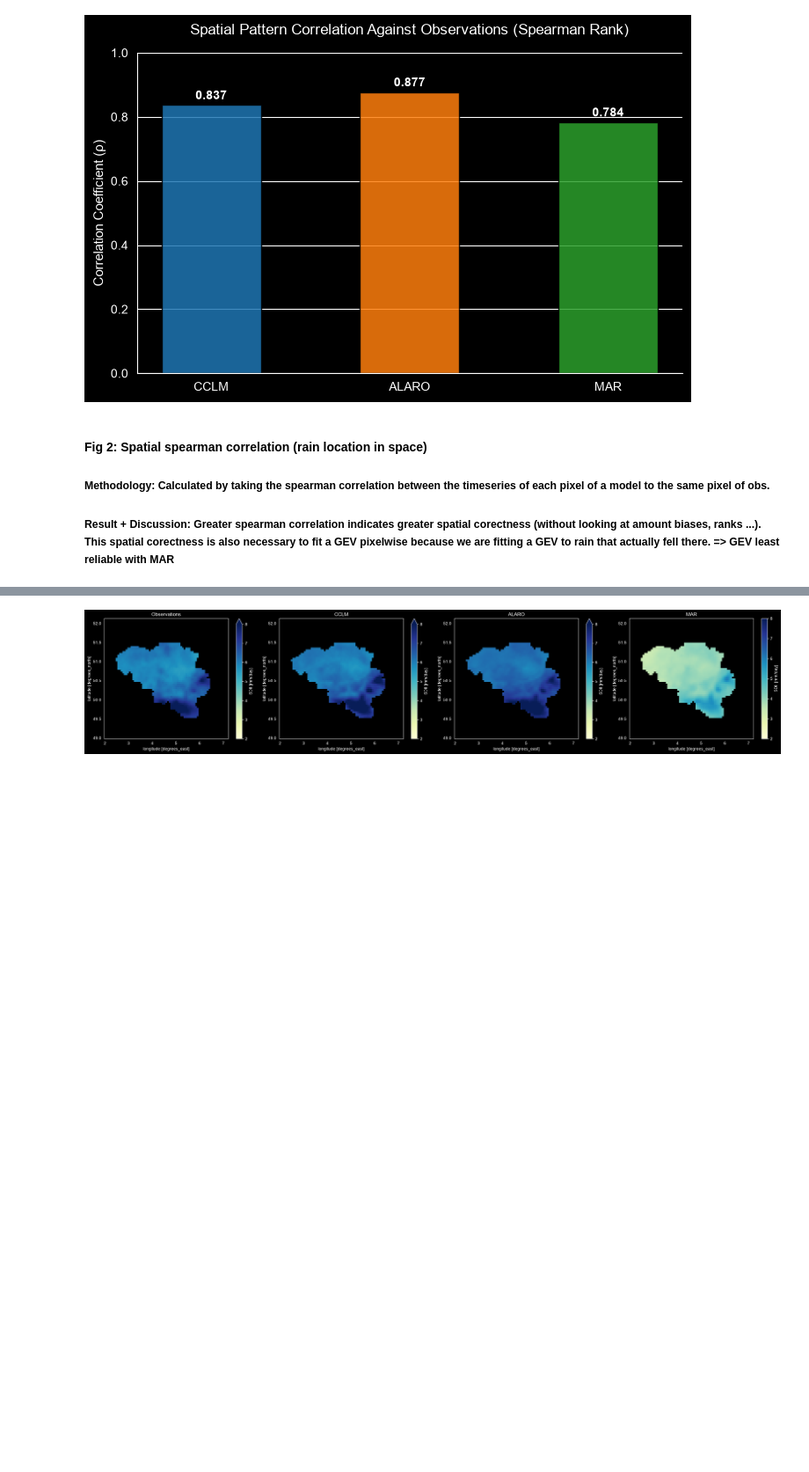
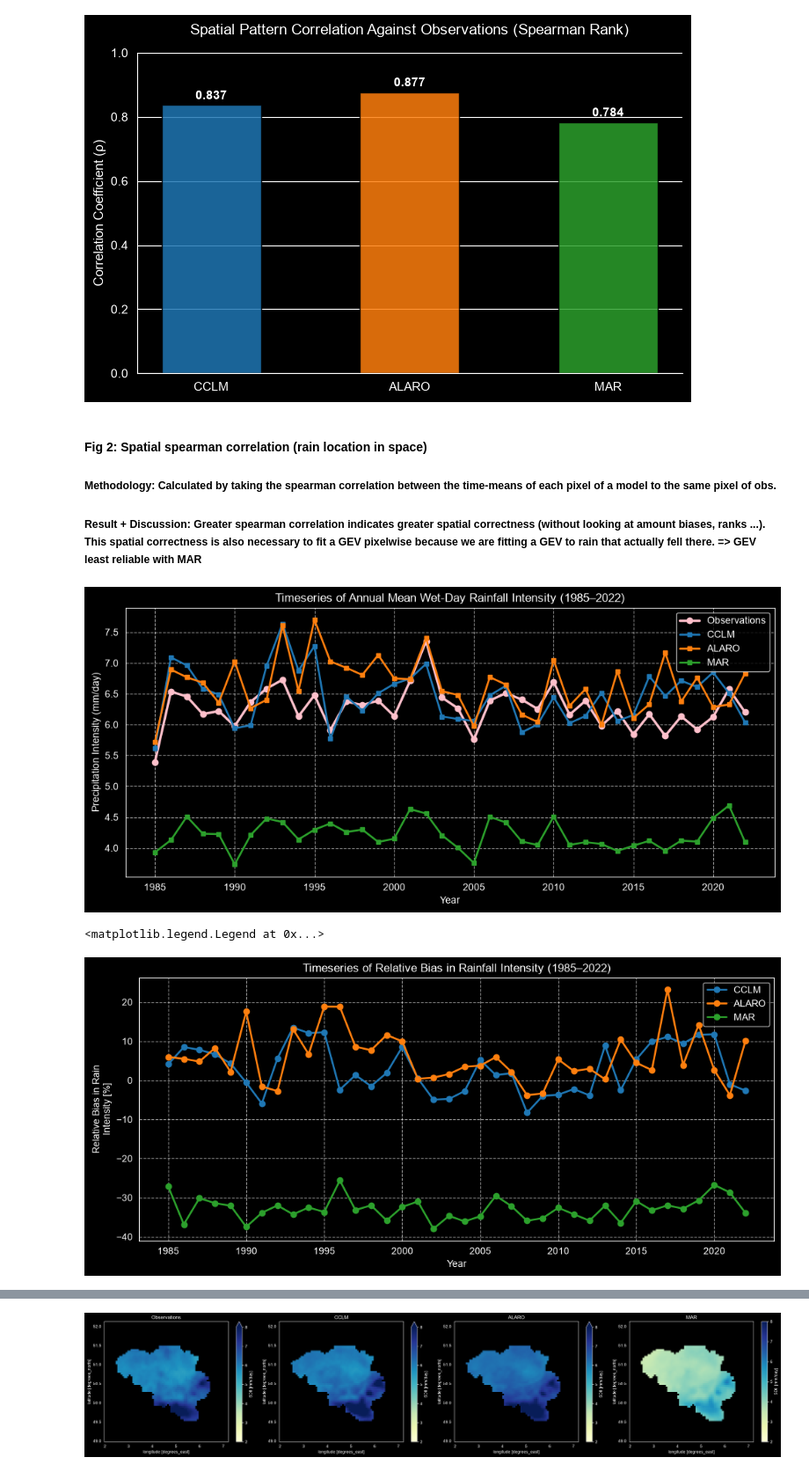
Before and after one commit to msleypen/RMI, a Jupyter notebook: main.ipynb, the cells around one changed output, grey strips where cells are left out. Shown at 88% size. Cells and saved outputs as stored; diff of their text form; code cells hidden in the pictures; blank space fills up the shorter version.

```diff
--- a/main.ipynb
+++ b/main.ipynb
@@ -241,6 +241,70 @@ plt.tight_layout()
 # %% [markdown]
 #### Fig 2: Spatial spearman correlation (rain location in space)
 
-##### Methodology: Calculated by taking the spearman correlation between the timeseries of each pixel of a model to the same pixel of obs.
+##### Methodology: Calculated by taking the spearman correlation between the time-means of each pixel of a model to the same pixel of obs.
 
-##### Result + Discussion: Greater spearman correlation indicates greater spatial corectness (without looking at amount biases, ranks ...). This spatial corectness is also necessary to fit a GEV pixelwise because we are fitting a GEV to rain that actually fell there. => GEV least reliable with MAR
+##### Result + Discussion: Greater spearman correlation indicates greater spatial correctness (without looking at amount biases, ranks ...). This spatial correctness is also necessary to fit a GEV pixelwise because we are fitting a GEV to rain that actually fell there. => GEV least reliable with MAR
+# %%
+# ==============================================================================
+# --- PRE-CALCULATE ANNUAL RAIN INTENSITY (SDII) IN TIME ---
+# ==============================================================================
+# Calculate annual mean intensity for days where precipitation >= 1.0 mm/day
+sdii_time_obs = ds_observations.pr.where(ds_observations.pr >= 1.0).resample(time='YE').mean(dim=['time', 'lat', 'lon'])  # sum P_wet days / number_wet days
+
+sdii_time_models = {}
+for name, ds in models.items():
+    sdii_time_models[name] = ds.pr.where(ds.pr >= 1.0).resample(time='YE').mean(dim=['time', 'lat', 'lon'])  # sum P_wet days / number_wet days
+
+# Consistent color palette matching your notebook
+colors = {'CCLM': '#1f77b4', 'ALARO': '#ff7f0e', 'MAR': '#2ca02c'}
+
+
+# ==============================================================================
+# --- PLOT 1: Raw SDII Values Over Time ---
+# ==============================================================================
+plt.figure(figsize=(12, 5))
+
+# Plot observations raw values (clean time axis to show just the year)
+obs_plot = sdii_time_obs.assign_coords(time=sdii_time_obs.time.dt.year)
+obs_plot.plot(label='Observations', color='pink', marker='o', linewidth=2.5)
+
+# Plot model raw values
+for name, sdii_mod in sdii_time_models.items():
+    model_plot = sdii_mod.assign_coords(time=sdii_mod.time.dt.year)
+    model_plot.plot(label=name, color=colors[name], marker='s', linewidth=2, markersize=5)
+
+plt.title('Timeseries of Annual Mean Wet-Day Rainfall Intensity (1985–2022)')
+plt.ylabel('Precipitation Intensity (mm/day)')
+plt.xlabel('Year')
+plt.grid(True, linestyle='--', alpha=0.6)
+plt.legend()
+plt.show()
+
+
+# ==============================================================================
+# --- PLOT 2: SDII Relative Bias Over Time ---
+# ==============================================================================
+plt.figure(figsize=(12, 5))
+
+for name, sdii_mod in sdii_time_models.items():
+    # Calculate yearly relative bias in intensity
+    yearly_intensity_bias = ((sdii_mod - sdii_time_obs) / sdii_time_obs) * 100
+
+    # Assign attributes for auto-labeling
+    yearly_intensity_bias.attrs['long_name'] = 'Relative Bias in Rain Intensity'
+    yearly_intensity_bias.attrs['units'] = '%'
+
+    # Clean coordinate formatting for the X-axis
+    yearly_intensity_bias = yearly_intensity_bias.assign_coords(time=yearly_intensity_bias.time.dt.year)
+
+    # Plot the relative bias
+    yearly_intensity_bias.plot(label=name, color=colors[name], marker='o', linewidth=2)
+
+plt.title('Timeseries of Relative Bias in Rainfall Intensity (1985–2022)')
+plt.xlabel('Year')
+plt.grid(True, linestyle='--', alpha=0.6)
+plt.legend()
+# %% [output]
+[figure, added]
+<matplotlib.legend.Legend at 0x...>
+[figure, added]
```
Also changed, not shown: parts of 20 cells of this notebook.
